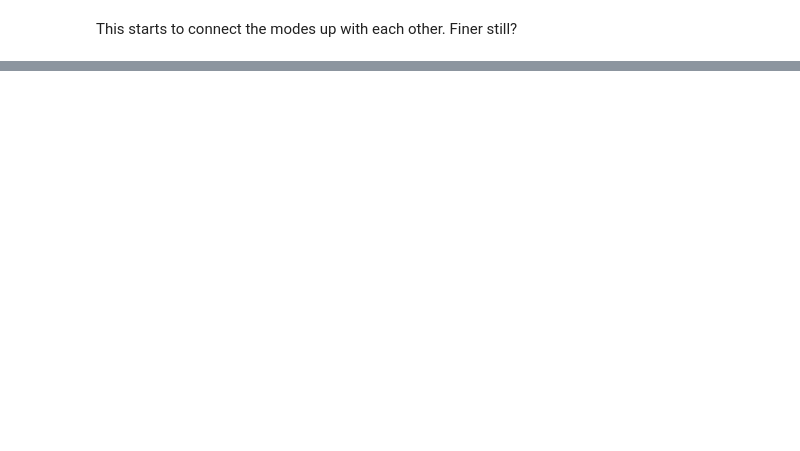
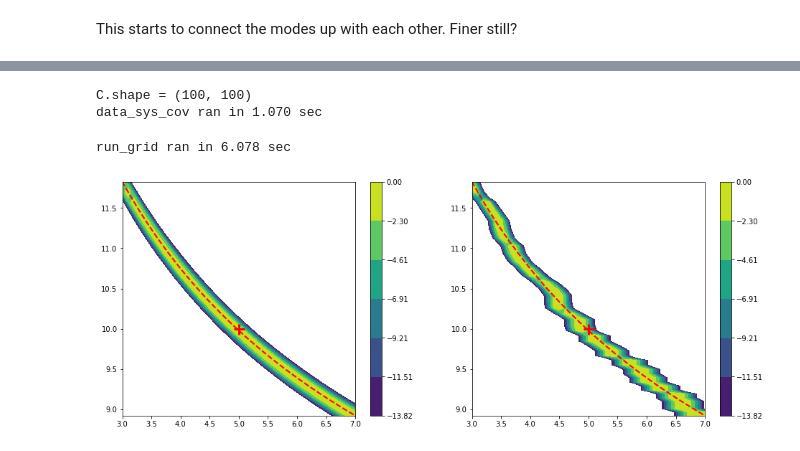
Before and after one commit to rscalzo/blockworlds, a Jupyter notebook: blockworlds/blockworlds.ipynb, the cells around one changed output, grey strips where cells are left out. Saved outputs shown, nothing was run; the diff lists cells and outputs as text; code cells hidden in the pictures; blank space fills up the shorter version.

```diff
--- a/blockworlds/blockworlds.ipynb
+++ b/blockworlds/blockworlds.ipynb
@@ -285,7 +288,7 @@ mesh = refine_octree_surface(mesh, f)
 mesh.finalize()
 
 # New forward model
-fwdmodel5 = profile_timer(DiscreteGravity, mesh, survey_10x10, gfunc)
+fwdmodel5 = profile_timer(DiscreteGravity, mesh, survey_10x10, gfunc_uniform_sphere)
 data4 = profile_timer(fwdmodel5.calc_gravity, R_0, rho_0)
 fig8 = plt.figure(figsize=(16,6))
 ax1 = plt.subplot(121)
@@ -319,0 +365,43 @@ run_grid ran in 0.146 sec
+# %%
+# Calculate a model error covariance, integrating out random Gaussian perturbations
+def data_sys_cov(fwdmodel, model, model_std):
+    idx_all = np.arange(len(model_std))
+    idx_active = idx_all[model_std > 0]
+    dvec = np.zeros(len(model_std))
+    # Assume independent variation and accumulate the covariance
+    D = [ ]
+    for i in idx_active:
+        dvec[i] = model_std[i]
+        D.append(fwdmodel.fwd.Jvec(model, dvec))
+        dvec[i] = 0.0
+    D = np.atleast_2d(D)
+    C = np.dot(D.T, D)
+    print("C.shape =", C.shape)
+    return C
+
+# Calculate C and its Cholesky factor, accounting for measurement noise along the diagonal
+C = profile_timer(data_sys_cov, fwdmodel2, dsmodel, dsmodel_std)
+C += (sigrel*np.std(data0))**2 * np.eye(len(data0))
+L = np.linalg.cholesky(C)
+# %% [output]
+C.shape = (100, 100)
+data_sys_cov ran in 1.070 sec
+# %%
+# Redefine the likelihood to account for this model error
+def log_likelihood(data, dpred, sigma):
+    # Gaussian including model error
+    resids = data - dpred
+    resids -= resids.mean()
+    u = np.linalg.solve(L, resids)
+    return -0.5*(np.dot(u, u) + np.log(2*np.pi*np.diag(L)**2).sum())
+
+xg, yg, Lg = profile_timer(run_grid, dsynth, rho_vals, R_vals, fwdmodel2.calc_gravity)
+fig10 = plt.figure(figsize=(16,6))
+ax1 = plt.subplot(121)
+show_contours(xg, yg, Lg0, rho_vals, R_vals, rho_0, R_0)
+ax2 = plt.subplot(122)
+show_contours(xg, yg, Lg, rho_vals, R_vals, rho_0, R_0)
+plt.show()
+# %% [output]
+run_grid ran in 6.078 sec
+[figure, added]
```
Also changed, not shown: parts of 36 cells of this notebook.
